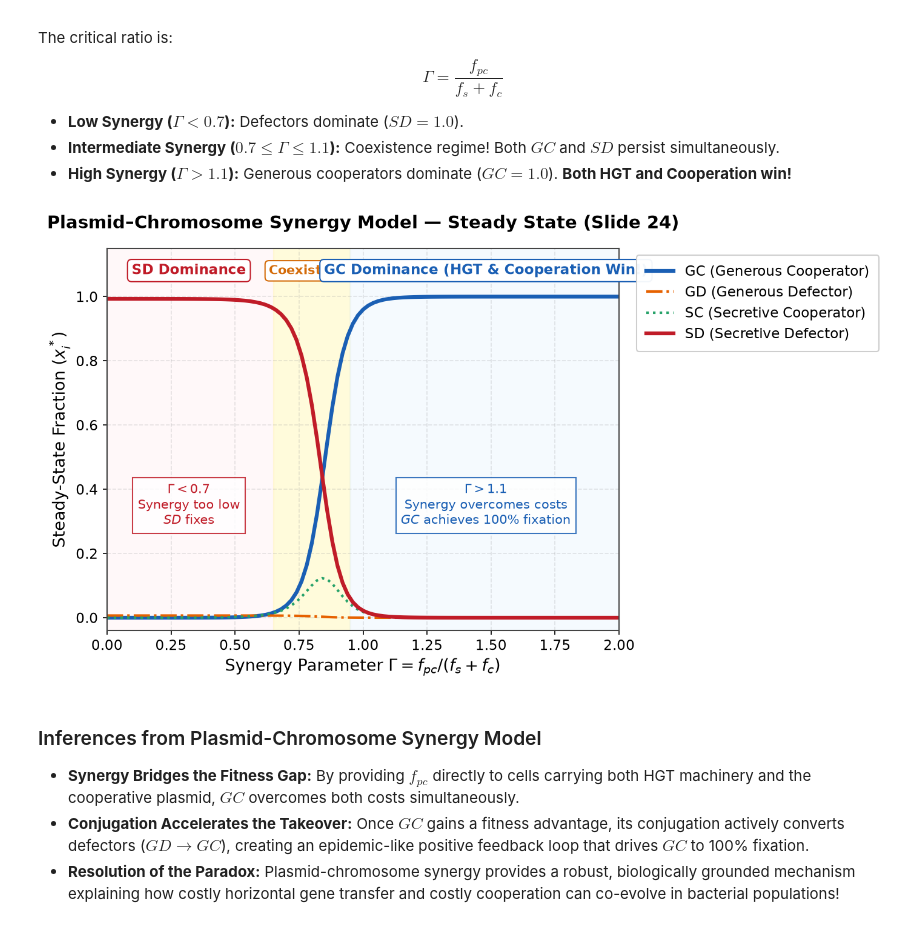
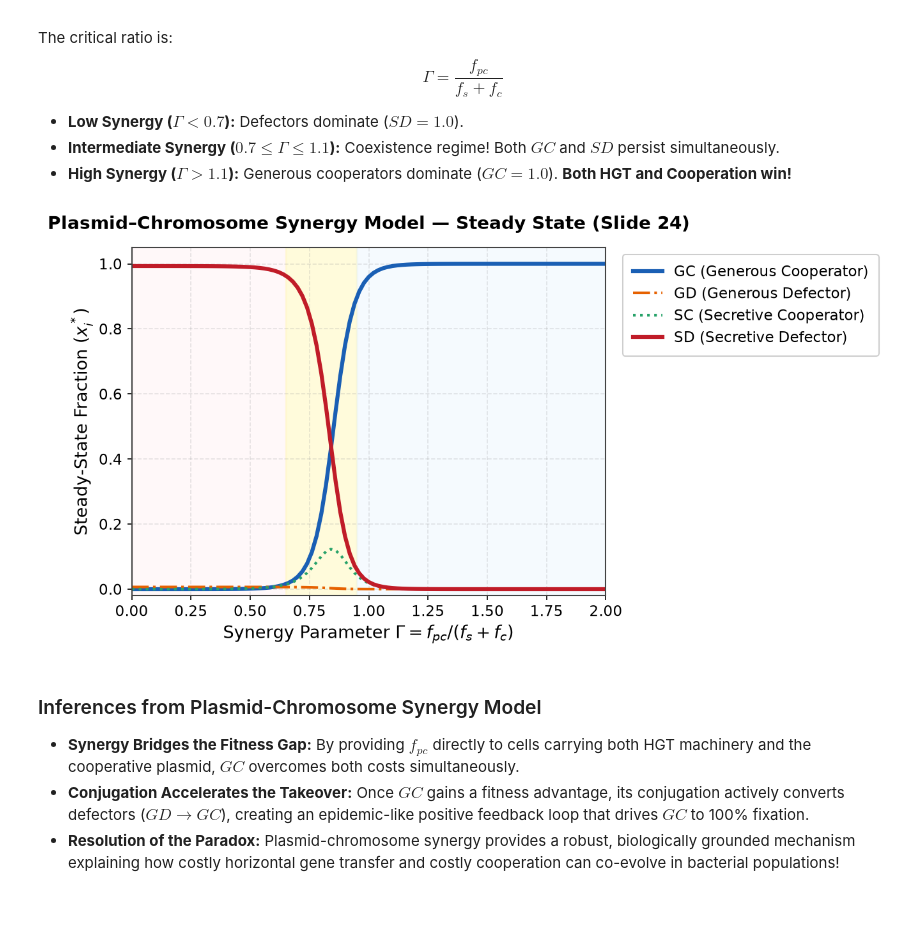
Before and after one commit to tshrayansh/To-Gossip-or-Not-To-Gossip, a Jupyter notebook: BEE26_To_Gossip_or_Not_To_Gossip.ipynb, the cells around one changed output. Saved outputs shown, nothing was run; the diff lists cells and outputs as text; code cells hidden in the pictures.

```diff
--- a/BEE26_To_Gossip_or_Not_To_Gossip.ipynb
+++ b/BEE26_To_Gossip_or_Not_To_Gossip.ipynb
@@ -28,6 +28,7 @@ This project systematically reconstructs the mathematical framework presented at
 import numpy as np
 import scipy.integrate as spi
 import matplotlib.pyplot as plt
+from matplotlib.lines import Line2D
 
 # Global Typography & Clean Aesthetic Configuration (Zero-Overlap Guaranteed)
 plt.rcParams.update({
@@ -35,12 +36,12 @@ plt.rcParams.update({
     "font.family": "sans-serif",
     "font.size": 11,
     "axes.labelsize": 13,
-    "axes.titlesize": 14,
+    "axes.titlesize": 13.5,
     "axes.titleweight": "bold",
     "xtick.labelsize": 11,
     "ytick.labelsize": 11,
     "legend.fontsize": 11,
-    "figure.titlesize": 16,
+    "figure.titlesize": 15,
     "figure.titleweight": "bold",
     "figure.dpi": 150,
     "axes.spines.top": True,
@@ -55,13 +56,10 @@ plt.rcParams.update({
 
 # Strictly Unified Color Palette
 COLOR_GC = "#1a5fb4"        # Generous Cooperator (Cobalt Blue)
-COLOR_GC_MINUS = "#62a0ea"  # Plasmid-free GC (Light Blue)
 COLOR_GD = "#e66100"        # Generous Defector (Amber Orange)
-COLOR_GD_MINUS = "#f69846"  # Plasmid-free GD (Light Orange)
 COLOR_SC = "#26a269"        # Secretive Cooperator (Forest Green)
-COLOR_SC_MINUS = "#57e389"  # Plasmid-free SC (Mint Green)
+COLOR_SD = "#c01c28"        # Secretive Defector (Crimson Red)
 COLOR_SC_PLUS = "#8e24aa"   # Plasmid-bearing SC (Vibrant Purple)
-COLOR_SD = "#c01c28"        # Secretive Defector (Crimson Red)
 COLOR_SD_PLUS = "#681313"   # Plasmid-bearing SD (Deep Maroon)
 
 # Shading tones
@@ -488,70 +460,45 @@ def synergy_model_ode(t, y, alpha, fc, fs, fpc):
 
     f_bar = 1.0 - fc * (GC + SC) + fs * (SC + SD) + fpc * GC
 
     dGC = (f_GC - f_bar) * GC + alpha * GC * GD
     dGD = (f_GD - f_bar) * GD - alpha * GC * GD
     dSC = (f_SC - f_bar) * SC + alpha * GC * SD
     dSD = (f_SD - f_bar) * SD - alpha * GC * SD
     return [dGC, dGD, dSC, dSD]
 
 # Parameter sweep vs f_pc / (f_s + f_c) (Slide 24)
 ratios_fpc = np.linspace(0.0, 2.0, 101)
 y0_synergy = [0.25, 0.25, 0.25, 0.25]
 synergy_sweep = []
-# Finite horizon T=50 captures the observable coexistence regime and critical slowing down (Slide 24)
 for r in ratios_fpc:
-    fpc = r * (fs + fc)
-    sol = spi.solve_ivp(synergy_model_ode, (0, 50), y0_synergy, args=(alpha, fc, fs, fpc), method='RK45')
+    sol = spi.solve_ivp(synergy_model_ode, (0, 50), y0_synergy, args=(alpha, fc, fs, r * (fs + fc)), method='RK45')
     final = np.maximum(0, sol.y[:, -1])
     synergy_sweep.append(final / np.sum(final))
-synergy_sweep = np.array(synergy_sweep)
+results_synergy = np.array(synergy_sweep)
 
-fig, ax = plt.subplots(figsize=(9.5, 5.4))
-ax.plot(ratios_fpc, synergy_sweep[:, 0], label="GC (Generous Cooperator)", color=COLOR_GC, linewidth=3.0)
-ax.plot(ratios_fpc, synergy_sweep[:, 1], label="GD (Generous Defector)", color=COLOR_GD, linestyle="-.", linewidth=2.0)
-ax.plot(ratios_fpc, synergy_sweep[:, 2], label="SC (Secretive Cooperator)", color=COLOR_SC, linestyle=":", linewidth=2.0)
-ax.plot(ratios_fpc, synergy_sweep[:, 3], label="SD (Secretive Defector)", color=COLOR_SD, linewidth=3.0)
-
-# Shaded background regimes matching Slide 24
+fig, ax = plt.subplots(figsize=(8.8, 4.8))
+# Shaded background zones (no text inside data area!)
 ax.axvspan(0.0, 0.65, color=SHADE_SD, alpha=0.35)
 ax.axvspan(0.65, 0.95, color=SHADE_COEX, alpha=0.6)
 ax.axvspan(0.95, 2.0, color=SHADE_GC, alpha=0.35)
 
-ax.set_title(r"Plasmid–Chromosome Synergy Model — Steady State (Slide 24)", pad=16)
+ax.plot(ratios_fpc, results_synergy[:, 0], label="GC (Generous Cooperator)", color=COLOR_GC, linestyle="-", linewidth=3.0)
+ax.plot(ratios_fpc, results_synergy[:, 1], label="GD (Generous Defector)", color=COLOR_GD, linestyle="-.", linewidth=2.0)
+ax.plot(ratios_fpc, results_synergy[:, 2], label="SC (Secretive Cooperator)", color=COLOR_SC, linestyle=":", linewidth=2.0)
+ax.plot(ratios_fpc, results_synergy[:, 3], label="SD (Secretive Defector)", color=COLOR_SD, linestyle="-", linewidth=3.0)
+
+ax.set_title(r"Plasmid–Chromosome Synergy Model — Steady State (Slide 24)", pad=14)
 ax.set_xlabel(r"Synergy Parameter $\Gamma = f_{pc} / (f_s + f_c)$")
 ax.set_ylabel("Steady-State Fraction ($x_i^*$)")
 ax.set_xlim(0.0, 2.0)
-ax.set_ylim(-0.04, 1.15)
-
-# Dedicated header banner strip for regimes
-ax.text(0.32, 1.07, "SD Dominance", fontsize=11, fontweight="bold", color=COLOR_SD, ha="center",
-        bbox=dict(boxstyle="round,pad=0.3", facecolor="white", edgecolor=COLOR_SD, linewidth=1.0))
-ax.text(0.80, 1.07, "Coexistence", fontsize=10, fontweight="bold", color="#d46b08", ha="center",
-        bbox=dict(boxstyle="round,pad=0.3", facecolor="white", edgecolor="#d46b08", linewidth=1.0))
-ax.text(1.48, 1.07, "GC Dominance (HGT & Cooperation Win!)", fontsize=11, fontweight="bold", color=COLOR_GC, ha="center",
-        bbox=dict(boxstyle="round,pad=0.3", facecolor="white", edgecolor=COLOR_GC, linewidth=1.0))
-
-# Clear annotations in guaranteed empty lower-left and lower-right corners
-ax.text(0.32, 0.35,
-        r"$\Gamma < 0.7$" "\n"
-        "Synergy too low\n"
-        r"$SD$ fixes",
-        ha="center", va="center", fontsize=10, color=COLOR_SD,
-        bbox=dict(boxstyle="square,pad=0.4", facecolor="#ffffff", edgecolor=COLOR_SD, alpha=0.85))
-
-ax.text(1.48, 0.35,
-        r"$\Gamma > 1.1$" "\n"
-        "Synergy overcomes costs\n"
-        r"$GC$ achieves 100% fixation",
-        ha="center", va="center", fontsize=10, color=COLOR_GC,
-        bbox=dict(boxstyle="square,pad=0.4", facecolor="#ffffff", edgecolor=COLOR_GC, alpha=0.85))
+ax.set_ylim(-0.02, 1.05)
 
 ax.legend(bbox_to_anchor=(1.02, 1.0), loc="upper left", framealpha=0.95, borderpad=0.7, edgecolor="#cccccc")
 
 plt.tight_layout()
 plt.show()
 # %% [output]
-[figure, old version]
+[figure, new version]
 # %% [markdown]
 ### Inferences from Plasmid-Chromosome Synergy Model
 - **Synergy Bridges the Fitness Gap:** By providing $f_{pc}$ directly to cells carrying both HGT machinery and the cooperative plasmid, $GC$ overcomes both costs simultaneously.
```
Also changed, not shown: parts of 6 cells of this notebook, 11 other files.
